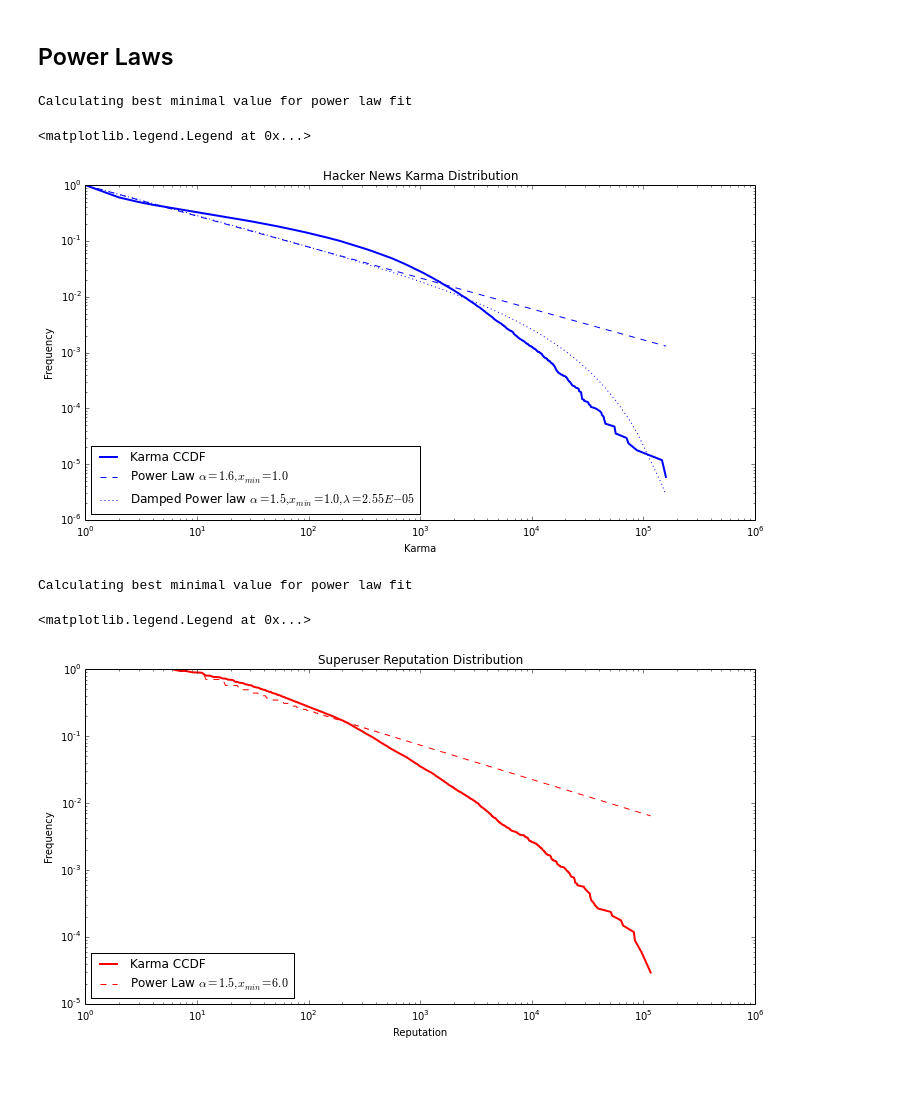
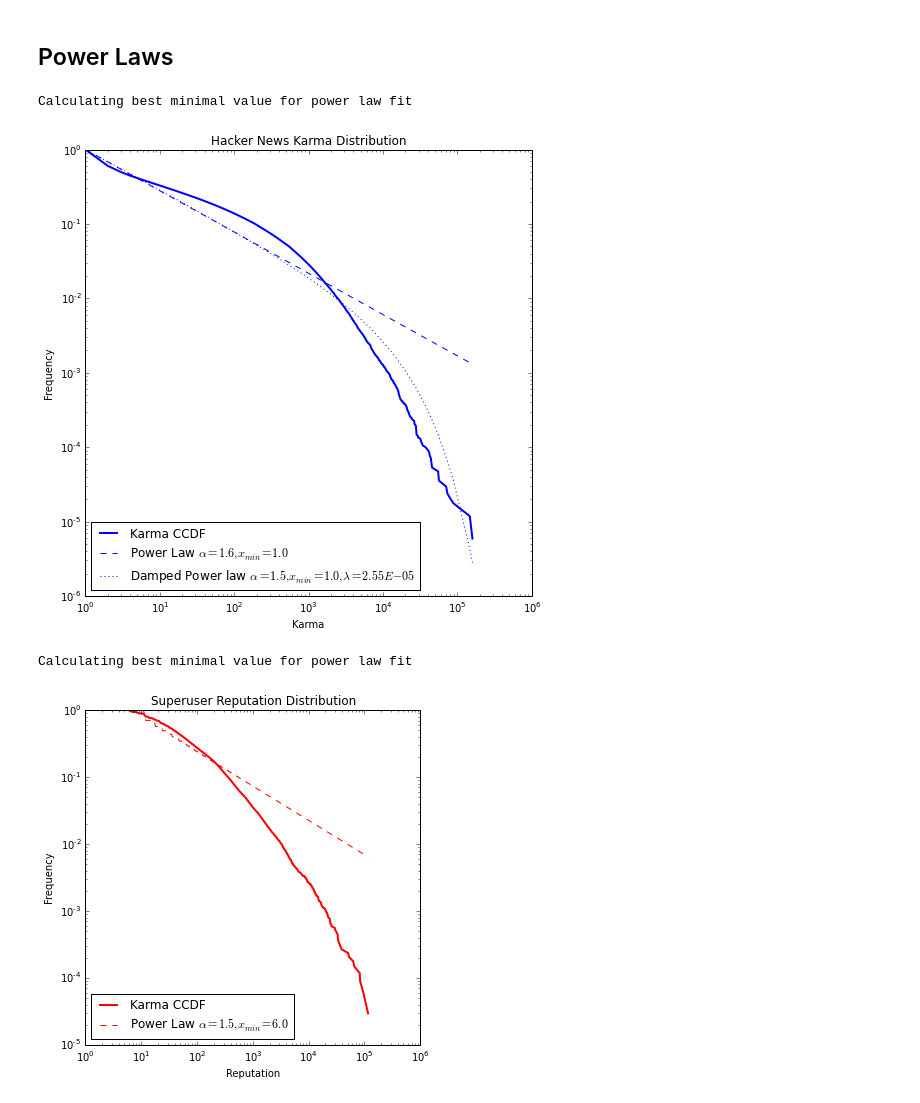
Before and after one commit to turtlesoupy/karma-prediction-cs224w, a Jupyter notebook: ipython/HN Karma.ipynb, the cells around one changed output. Cells and saved outputs as stored; diff of their text form; code cells hidden in the pictures; blank space fills up the shorter version.

Commit message:
Add figures, table for milestone

```diff
--- a/ipython/HN Karma.ipynb
+++ b/ipython/HN Karma.ipynb
@@ -12,6 +12,7 @@ sys.path.append("../src/python")
 HN_DB_FILE = "../data/hn.db"
 SU_DB_FILE = "../data/superuser.db"
 CACHE_DIR = "../data/cache"
+FIGURES_DIR = "../reports/figures"
 import matplotlib.pyplot as plt
 import numpy as np
 import datetime as dt
@@ -90,26 +93,26 @@ result
 ## Power Laws
 # %%
 fit = powerlaw.Fit([e for e in hn_karmas if e > 0])
-fig = plt.figure(figsize=(12,6))
+fig = plt.figure(figsize=(8,8))
 ax = fig.add_subplot(111)
 fit.plot_ccdf(color='b', linewidth=2, label="Karma CCDF", ax=ax)
 fit.power_law.plot_ccdf(color='b', linestyle='--', ax=ax,
                         label=r"Power Law $\alpha=%.1f,x_{min}=%.1f$" % (fit.power_law.alpha, fit.power_law.xmin))
 fit.truncated_power_law.plot_ccdf(color='b', linestyle=':', ax=ax,
                         label=r"Damped Power law $\alpha=%.1f,x_{min}=%.1f,\lambda=%.2E$" % (fit.truncated_power_law.alpha,
                                                                                     fit.truncated_power_law.xmin,
                                                                                     fit.truncated_power_law.Lambda))
 ax.set_title("Hacker News Karma Distribution")
 ax.set_xlabel("Karma")
 ax.set_ylabel("Frequency")
 ax.legend(loc="lower left")
+fig.savefig(os.path.join(FIGURES_DIR, "hn_karma_distribution.pdf"))
 # %% [output]
 Calculating best minimal value for power law fit
-<matplotlib.legend.Legend at 0x...>
-[figure, old version]
+[figure, new version]
 # %%
 fit = powerlaw.Fit([max(e - 100, 1) for e in su_reputations if e > 0])
-fig = plt.figure(figsize=(12,6))
+fig = plt.figure(figsize=(6,6))
 ax = fig.add_subplot(111)
 fit.plot_ccdf(color='r', linewidth=2, label="Karma CCDF", ax=ax)
 fit.power_law.plot_ccdf(color='r', linestyle='--', ax=ax,
@@ -123,7 +126,7 @@ ax.set_xlabel("Reputation")
 ax.set_ylabel("Frequency")
 ax.set_xlim(xmin=1)
 ax.legend(loc="lower left")
+fig.savefig(os.path.join(FIGURES_DIR, "su_karma_distribution.pdf"))
 # %% [output]
 Calculating best minimal value for power law fit
-<matplotlib.legend.Legend at 0x...>
-[figure, old version]
+[figure, new version]
```
Also changed, not shown: parts of 2 cells of this notebook, 3 other files.
